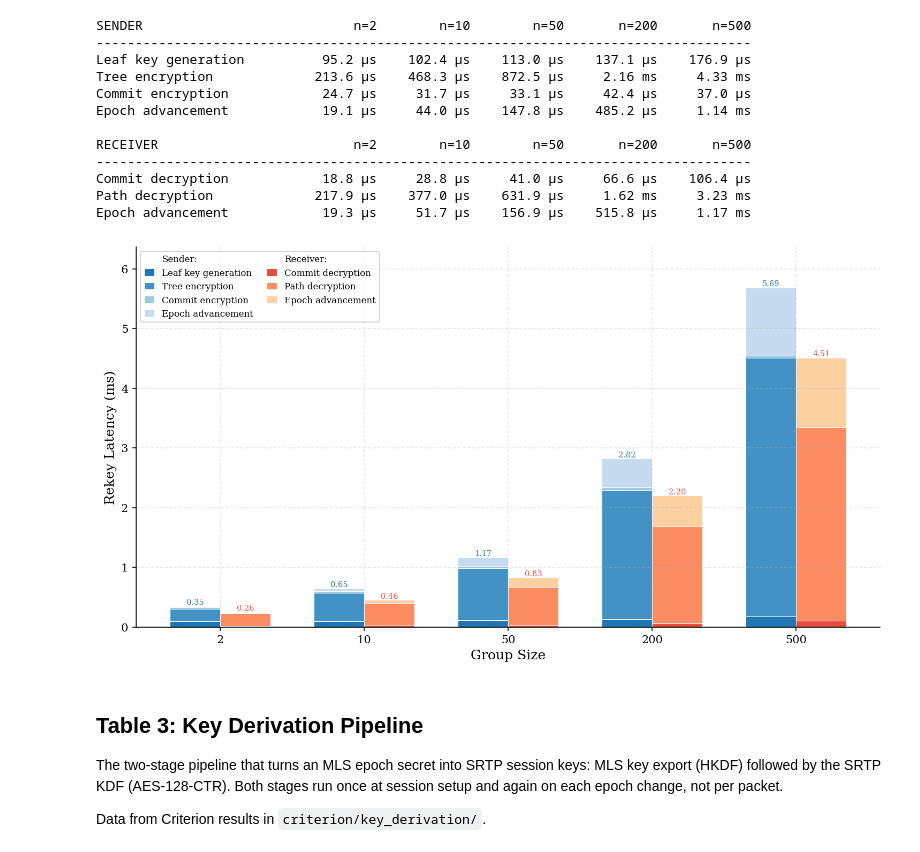
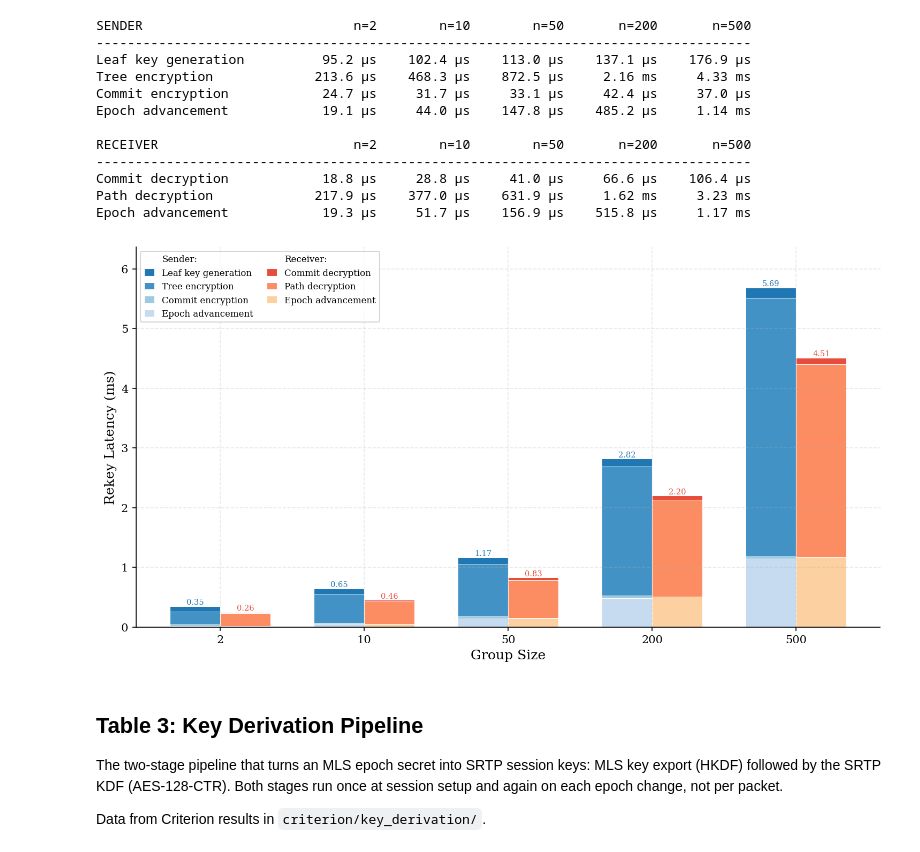
Before and after one commit to spring-epfl/SafeCast, a Jupyter notebook: figures_from_benches.ipynb, the cells around one changed output. Saved outputs shown, nothing was run; the diff lists cells and outputs as text; code cells hidden in the pictures.

Commit message:
reversed order of bars

```diff
--- a/figures_from_benches.ipynb
+++ b/figures_from_benches.ipynb
@@ -907,7 +907,7 @@ x = np.arange(n_sizes)
 
 # --- sender bars (left) ---
 sender_bottom = np.zeros(n_sizes)
-for (key, label), color in zip(sender_components, sender_colors):
+for (key, label), color in zip(reversed(sender_components), reversed(sender_colors)):
     if key == '_stage_commit':
         values = np.array([stage_commit_us.get(sz, 0) for sz in group_sizes_bd])
     else:
@@ -919,7 +919,7 @@ for (key, label), color in zip(sender_components, sender_colors):
 
 # --- receiver bars (right) ---
 receiver_bottom = np.zeros(n_sizes)
-for (key, label), color in zip(receiver_components, receiver_colors):
+for (key, label), color in zip(reversed(receiver_components), reversed(receiver_colors)):
     values = np.array([breakdown[key].get(sz, 0) for sz in group_sizes_bd])
     values_ms = values / 1000  # us -> ms
     ax.bar(x + bar_width/2, values_ms, bar_width, bottom=receiver_bottom,
@@ -934,34 +934,34 @@ for i in range(n_sizes):
             ha='center', va='bottom', fontsize=7, color='#e74c3c')
 
 # --- custom legend with "Sender:" / "Receiver:" group headers ---
 legend_handles = []
 
 # sender group
 legend_handles.append(Patch(facecolor='none', edgecolor='none', label='Sender:'))
 for (_, label), color in zip(sender_components, sender_colors):
     legend_handles.append(Patch(facecolor=color, edgecolor='white', label=label))
 
 # receiver group
 legend_handles.append(Patch(facecolor='none', edgecolor='none', label='Receiver:'))
 for (_, label), color in zip(receiver_components, receiver_colors):
     legend_handles.append(Patch(facecolor=color, edgecolor='white', label=label))
 
 ax.legend(handles=legend_handles, loc='upper left', ncol=2, fontsize=8,
           handlelength=1.2, handleheight=1.0, columnspacing=1.5)
 
 # --- axis formatting ---
 ax.set_xlabel('Group Size')
 ax.set_ylabel('Rekey Latency (ms)')
 ax.set_xticks(x)
 ax.set_xticklabels([str(s) for s in group_sizes_bd])
 ax.set_ylim(0, max(max(sender_bottom), max(receiver_bottom)) * 1.12)
 
 plt.tight_layout()
 plt.savefig(FIGURES_DIR / 'fig6_rekey_breakdown.pdf')
 plt.savefig(FIGURES_DIR / 'fig6_rekey_breakdown.png')
 plt.show()
 # %% [output]
-[figure, old version]
+[figure, new version]
 # %% [markdown]
 ## Table 3: Key Derivation Pipeline
 
```
